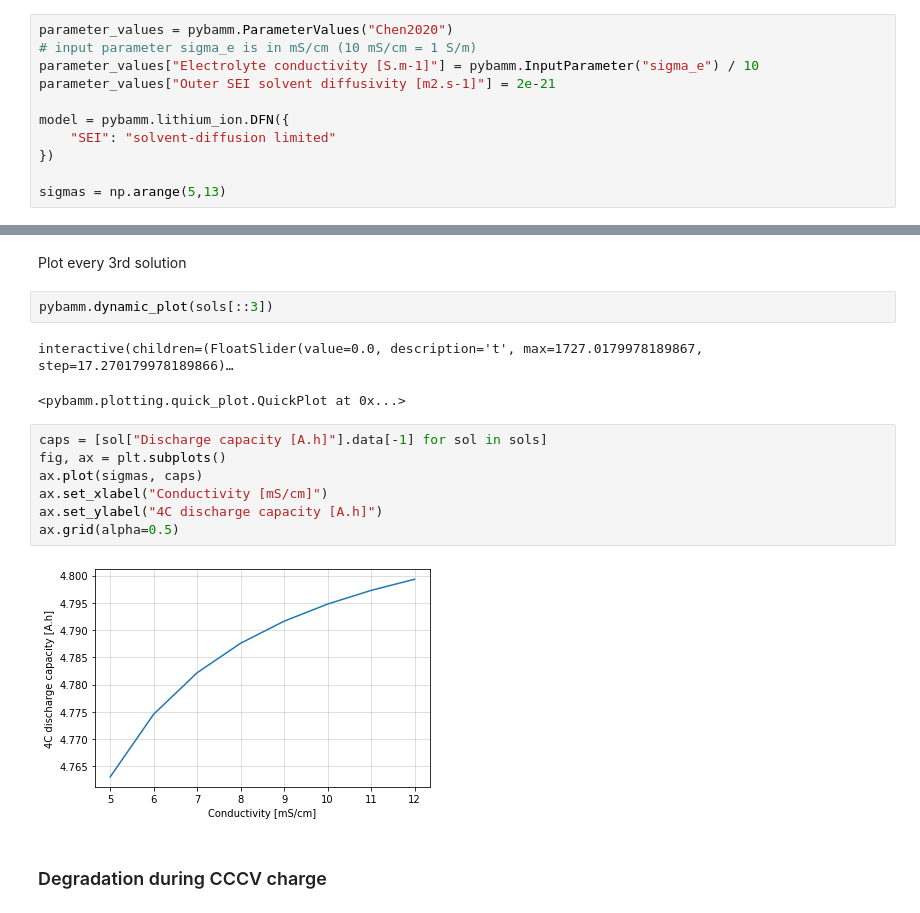
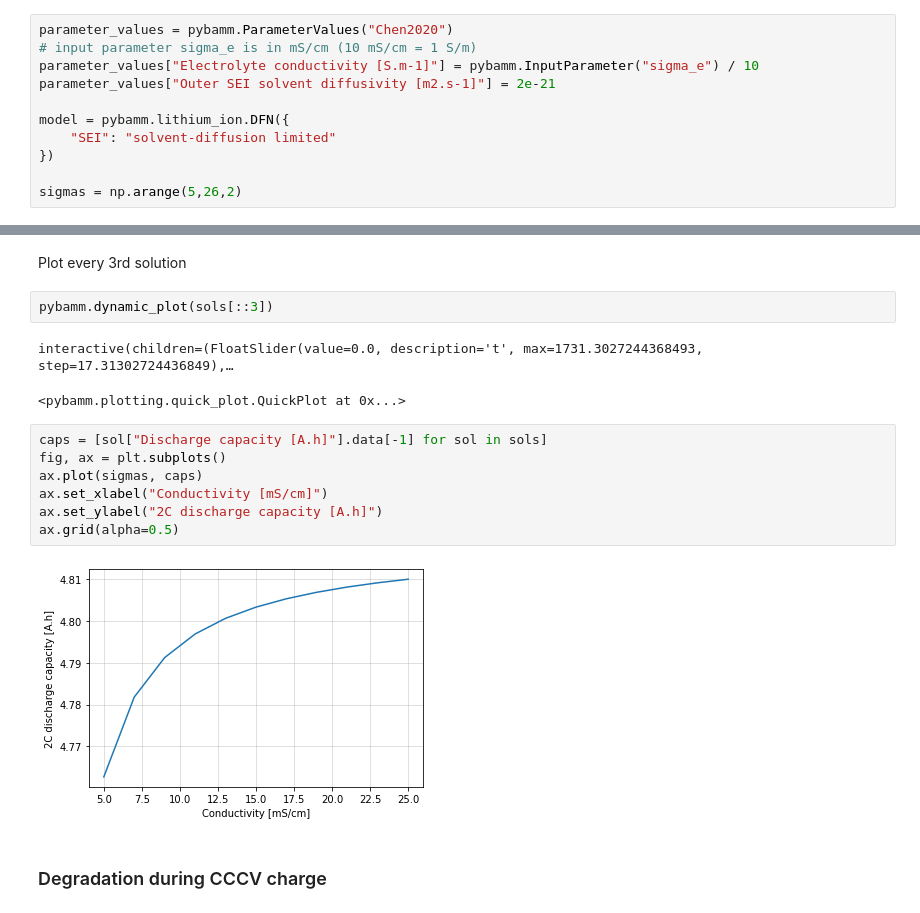
Before and after one commit to tinosulzer/integrate-electrolyte, a Jupyter notebook: conductivity.ipynb, the cells around one changed output, grey strips where cells are left out. Drawn from its saved outputs; the diff is of its cells as text.

```diff
--- a/conductivity.ipynb
+++ b/conductivity.ipynb
@@ -16,7 +16,7 @@ model = pybamm.lithium_ion.DFN({
     "SEI": "solvent-diffusion limited"
 })
 
-sigmas = np.arange(5,13)
+sigmas = np.arange(5,26,2)
 # %% [markdown]
 ### Capacity during 4C discharge
 # %%
@@ -34,17 +34,17 @@ Plot every 3rd solution
 # %%
 pybamm.dynamic_plot(sols[::3])
 # %% [output]
-interactive(children=(FloatSlider(value=0.0, description='t', max=1727.0179978189867, step=17.270179978189866)…
+interactive(children=(FloatSlider(value=0.0, description='t', max=1731.3027244368493, step=17.31302724436849),…
 <pybamm.plotting.quick_plot.QuickPlot at 0x...>
 # %%
 caps = [sol["Discharge capacity [A.h]"].data[-1] for sol in sols]
 fig, ax = plt.subplots()
 ax.plot(sigmas, caps)
 ax.set_xlabel("Conductivity [mS/cm]")
-ax.set_ylabel("4C discharge capacity [A.h]")
+ax.set_ylabel("2C discharge capacity [A.h]")
 ax.grid(alpha=0.5)
 # %% [output]
-[figure, old version]
+[figure, new version]
 # %% [markdown]
 ### Degradation during CCCV charge
 # %%
```
Also changed, not shown: parts of 10 cells of this notebook, 1 other file.
